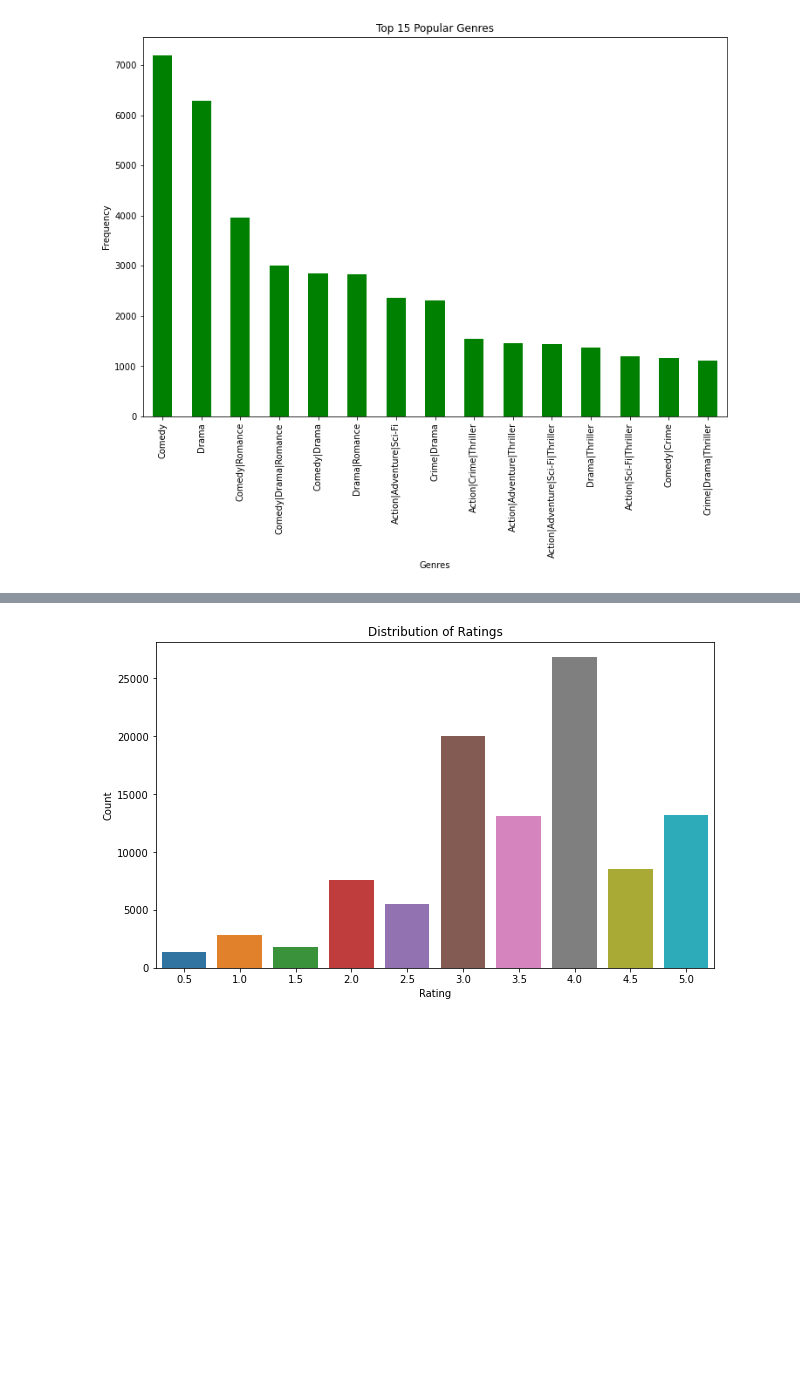
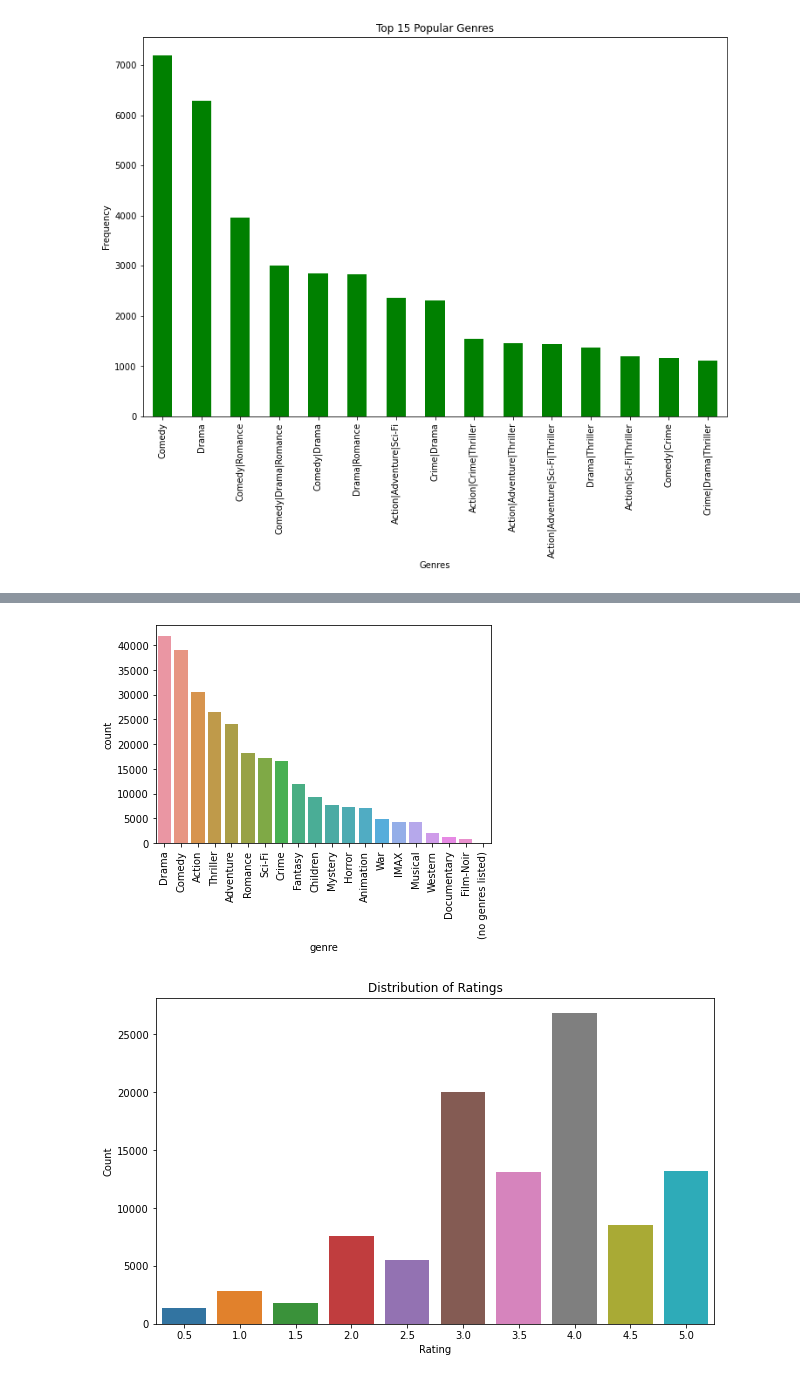
Before and after one commit to OchiengGideon/Group3_phase4_Project, a Jupyter notebook: Recommendation System.ipynb, the cells around one changed output, grey strips where cells are left out. Cells and saved outputs as stored; diff of their text form; code cells hidden in the pictures; blank space fills up the shorter version.

```diff
--- a/Recommendation System.ipynb
+++ b/Recommendation System.ipynb
@@ -246,3 +246,11 @@ plt.xlabel('Genres')
 plt.show()
 # %% [output]
 [figure]
+# %%
+from collections import Counter
+
+genre_frequency = Counter(g for genres in df['genres'] for g in genres)
+
+print(f"There are {len(genre_frequency)} genres.")
+
+genre_frequency
@@ -249,3 +279,12 @@ plt.show()
+# %%
+genre_frequency_df = pd.DataFrame([genre_frequency]).T.reset_index()
+genre_frequency_df.columns = ['genre', 'count']
+
+sns.barplot(x='genre', y='count', data=genre_frequency_df.sort_values(by='count', ascending=False))
+plt.xticks(rotation=90)
+plt.show()
+# %% [output]
+[figure, added]
 # %%
 # plot for the distribution of ratings
 plt.figure(figsize=(10,6))
```
Also changed, not shown: parts of 3 cells of this notebook.
